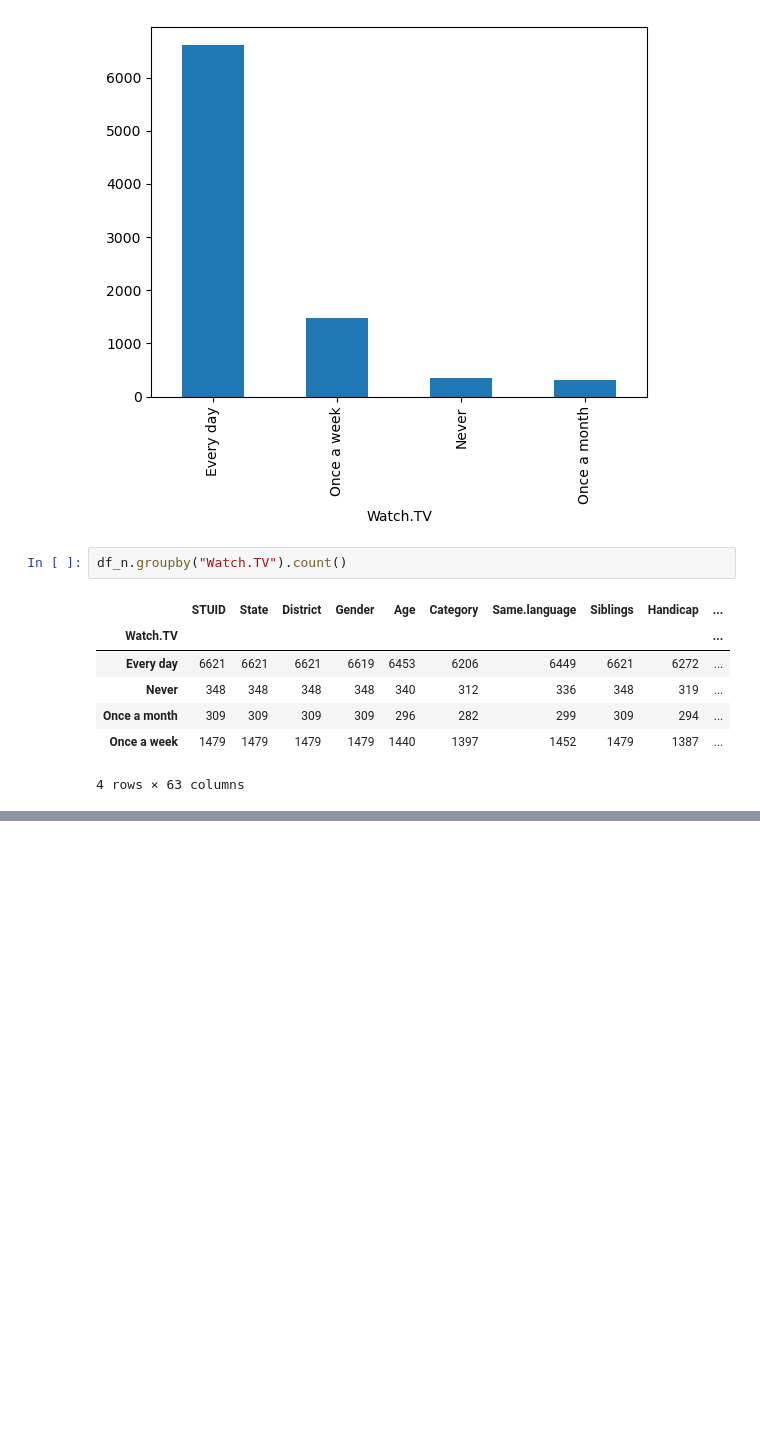
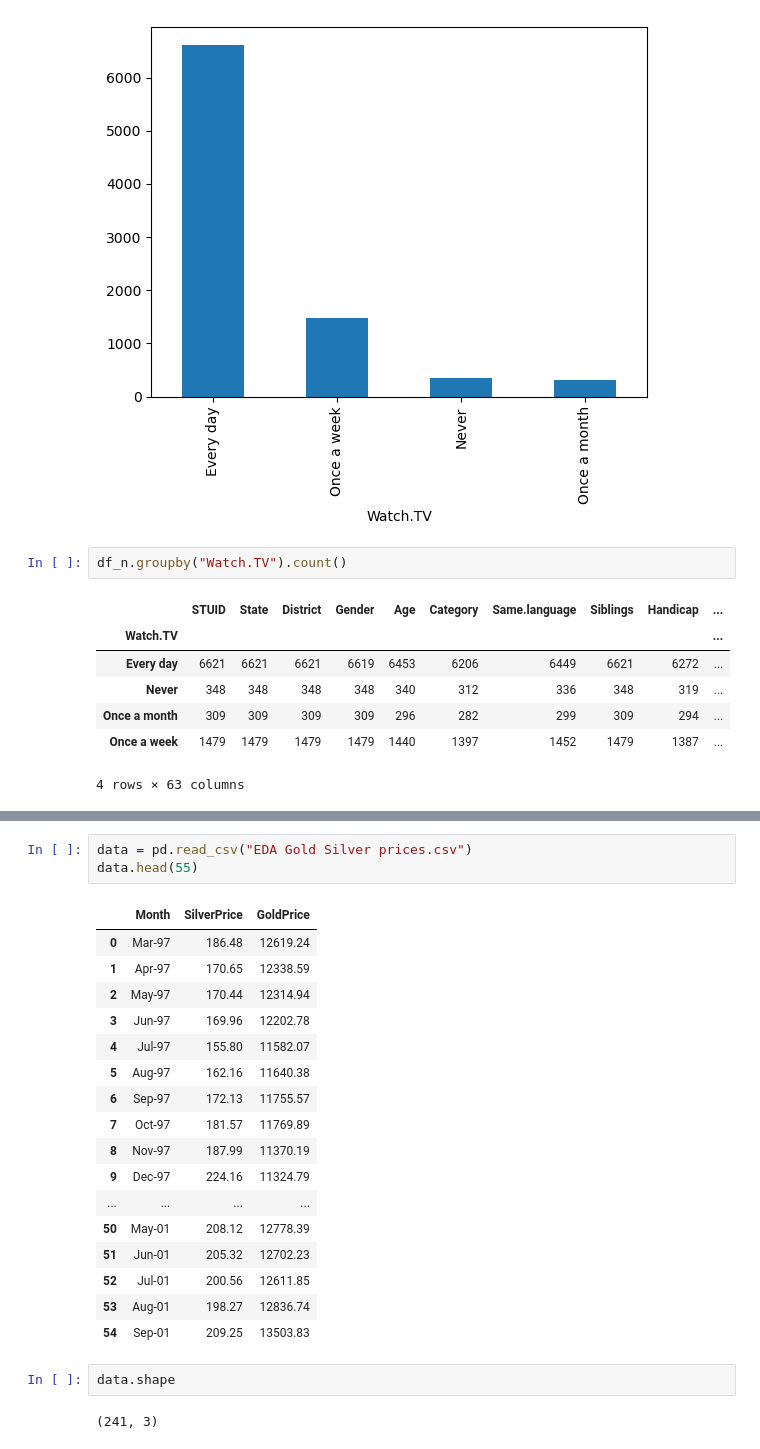
Before and after one commit to mrmankeshraj/PG_Diploma_in_Machine_Learning_and_AI, a Jupyter notebook: Course 2 - Statistics Essentials/Practice Problems.ipynb, the cells around one changed output, grey strips where cells are left out. Cells and saved outputs as stored; diff of their text form; blank space fills up the shorter version.

```diff
--- a/Course 2 - Statistics Essentials/Practice Problems.ipynb
+++ b/Course 2 - Statistics Essentials/Practice Problems.ipynb
@@ -142,0 +151,25 @@ df_n["Science.."].mean()
+# %%
+data = pd.read_csv("EDA Gold Silver prices.csv")
+data.head(55)
+# %% [output]
+|  | Month | SilverPrice | GoldPrice |
+| 0 | Mar-97 | 186.48 | 12619.24 |
+| 1 | Apr-97 | 170.65 | 12338.59 |
+| 2 | May-97 | 170.44 | 12314.94 |
+| 3 | Jun-97 | 169.96 | 12202.78 |
+| 4 | Jul-97 | 155.80 | 11582.07 |
+| 5 | Aug-97 | 162.16 | 11640.38 |
+| 6 | Sep-97 | 172.13 | 11755.57 |
+| 7 | Oct-97 | 181.57 | 11769.89 |
+| 8 | Nov-97 | 187.99 | 11370.19 |
+| 9 | Dec-97 | 224.16 | 11324.79 |
+| ... | ... | ... | ... |
+| 50 | May-01 | 208.12 | 12778.39 |
+| 51 | Jun-01 | 205.32 | 12702.23 |
+| 52 | Jul-01 | 200.56 | 12611.85 |
+| 53 | Aug-01 | 198.27 | 12836.74 |
+| 54 | Sep-01 | 209.25 | 13503.83 |
+# %%
+data.shape
+# %% [output]
+(241, 3)
```
Also changed, not shown: parts of 18 cells of this notebook, 5 other files.
